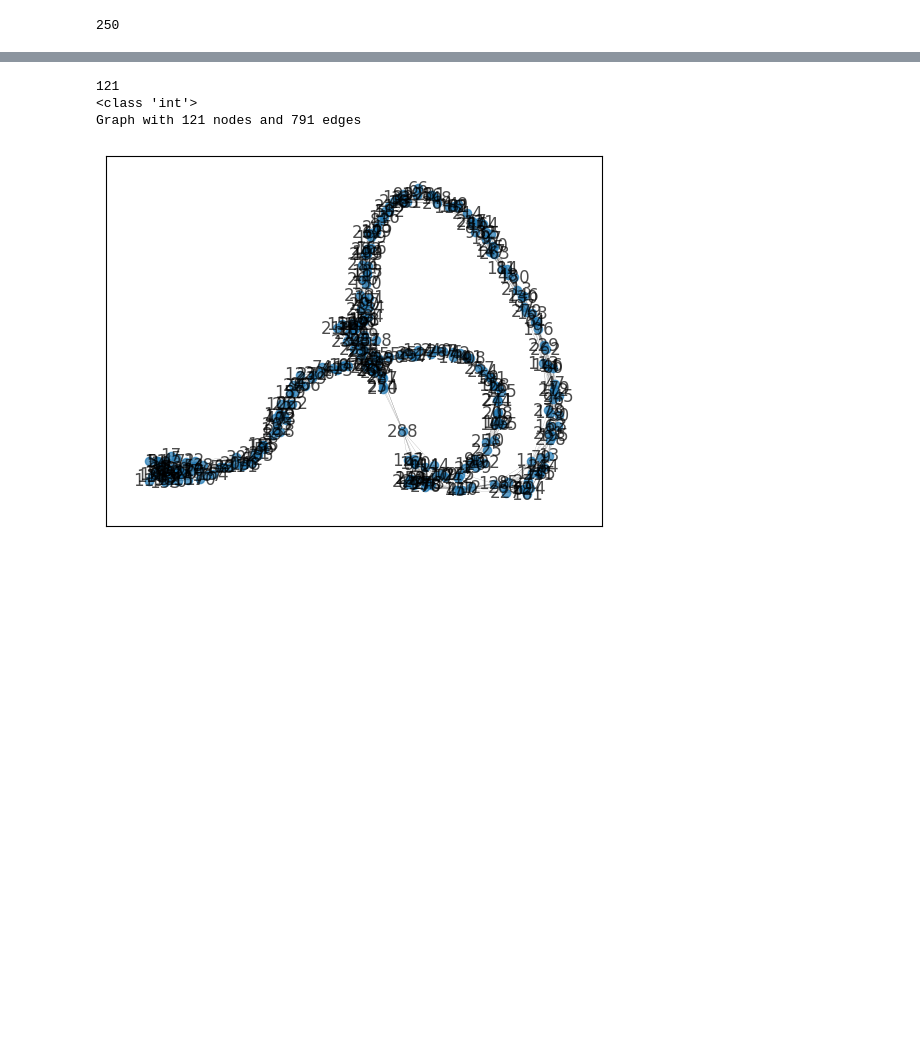
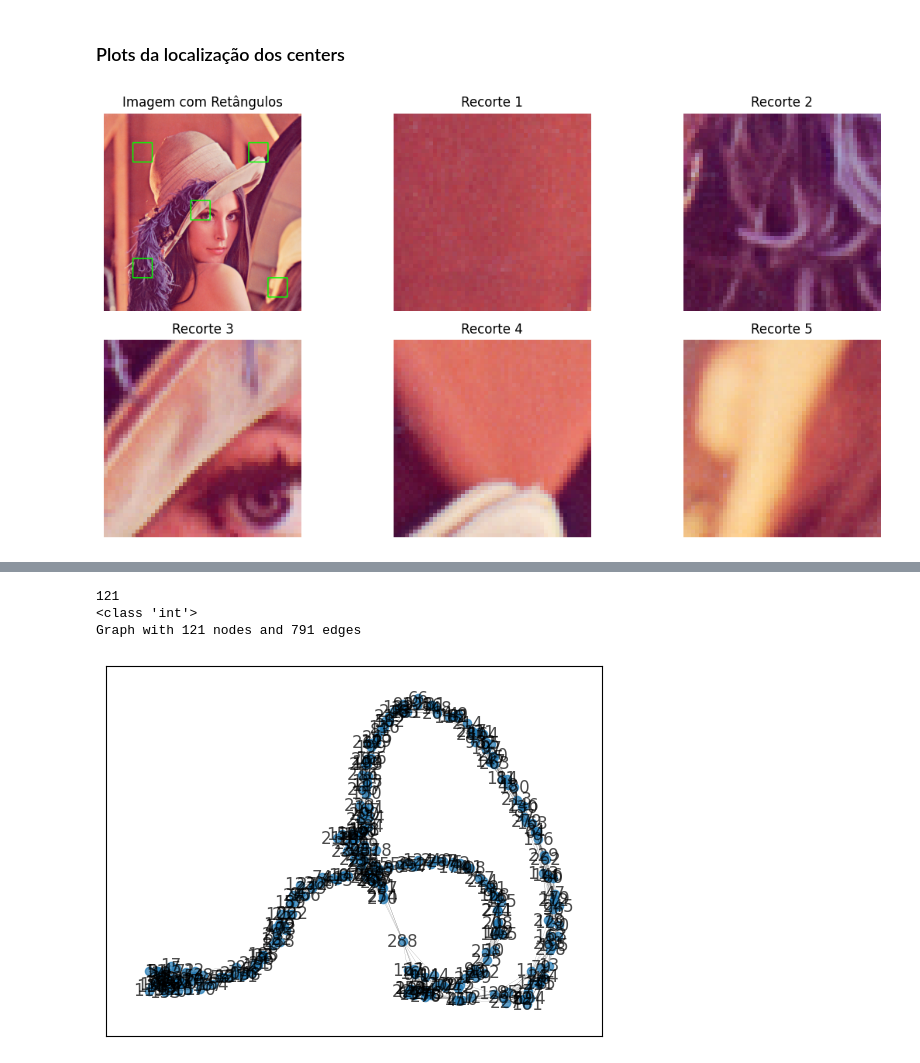
Before and after one commit to AdrianoCarvalh0/ProjectDoutorado, a Jupyter notebook: patches_graph.ipynb, the cells around one changed output, grey strips where cells are left out. Cells and saved outputs as stored; diff of their text form; code cells hidden in the pictures; blank space fills up the shorter version.

```diff
--- a/patches_graph.ipynb
+++ b/patches_graph.ipynb
@@ -256,4 +125,68 @@ t: 8
-# %%
-centers[2][0]
-# %% [output]
-250
+# %% [markdown]
+### Plots da localização dos centers
+# %%
+import cv2
+import matplotlib.pyplot as plt
+
+def desenhar_e_extrair_quadrados(caminho_imagem, centers, window_size):
+    # Lê a imagem do disco
+    img = cv2.imread(caminho_imagem)
+
+    if img is None:
+        print("Erro ao carregar a imagem.")
+        return
+
+    img_com_retangulos = img.copy()
+    half_w = window_size[0] // 2
+    half_h = window_size[1] // 2
+
+    recortes = []
+
+    for (cx, cy) in centers:
+        top_left = (cx - half_w, cy - half_h)
+        bottom_right = (cx + half_w, cy + half_h)
+
+        # Desenha o retângulo
+        cv2.rectangle(img_com_retangulos, top_left, bottom_right, (0, 255, 0), 2)
+
+        # Recorta o quadrado da imagem original (sem os retângulos)
+        recorte = img[
+            max(cy - half_h, 0):min(cy + half_h, img.shape[0]),
+            max(cx - half_w, 0):min(cx + half_w, img.shape[1])
+        ]
+        recortes.append(recorte)
+
+    # Converte BGR para RGB para exibir corretamente com matplotlib
+    img_rgb = cv2.cvtColor(img_com_retangulos, cv2.COLOR_BGR2RGB)
+
+    # Mostra imagem com retângulos e os recortes
+    plt.figure(figsize=(12, 6))
+
+    # Plot principal
+    plt.subplot(2, 3, 1)
+    plt.imshow(img_rgb)
+    plt.title("Imagem com Retângulos")
+    plt.axis('off')
+
+    # Subplots dos recortes
+    for i, rec in enumerate(recortes):
+        plt.subplot(2, 3, i + 2)
+        if rec.size > 0:
+            rec_rgb = cv2.cvtColor(rec, cv2.COLOR_BGR2RGB)
+            plt.imshow(rec_rgb)
+        else:
+            plt.text(0.5, 0.5, 'Vazio', ha='center')
+        plt.title(f"Recorte {i+1}")
+        plt.axis('off')
+
+    plt.tight_layout()
+    plt.show()
+
+# Exemplo de uso
+centers = [(100, 100), (100, 400), (250, 250), (400, 100), (450, 450)]
+window_size = (50, 50)
+caminho_imagem = 'Lenna.png'  # Substitua aqui
+
+desenhar_e_extrair_quadrados(caminho_imagem, centers, window_size)
+# %% [output]
+[figure, added]
```
Also changed, not shown: parts of 6 cells of this notebook.
